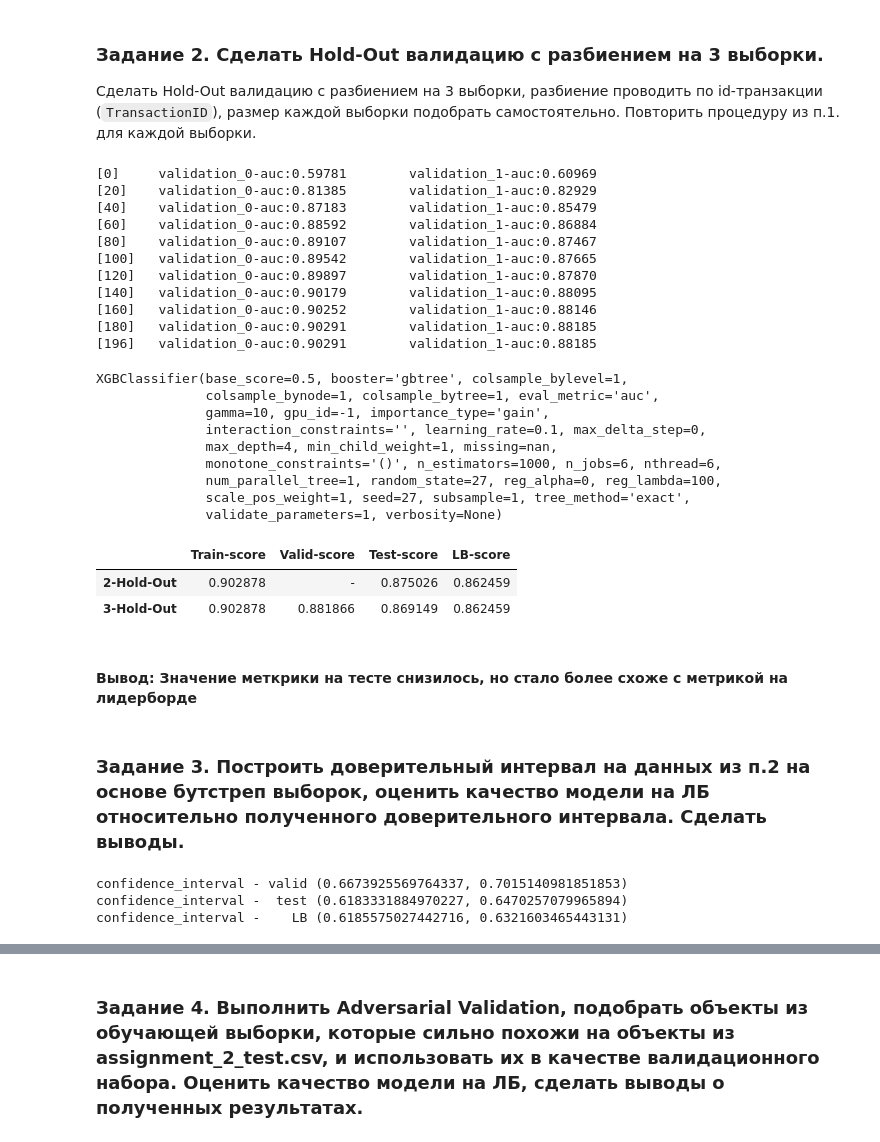
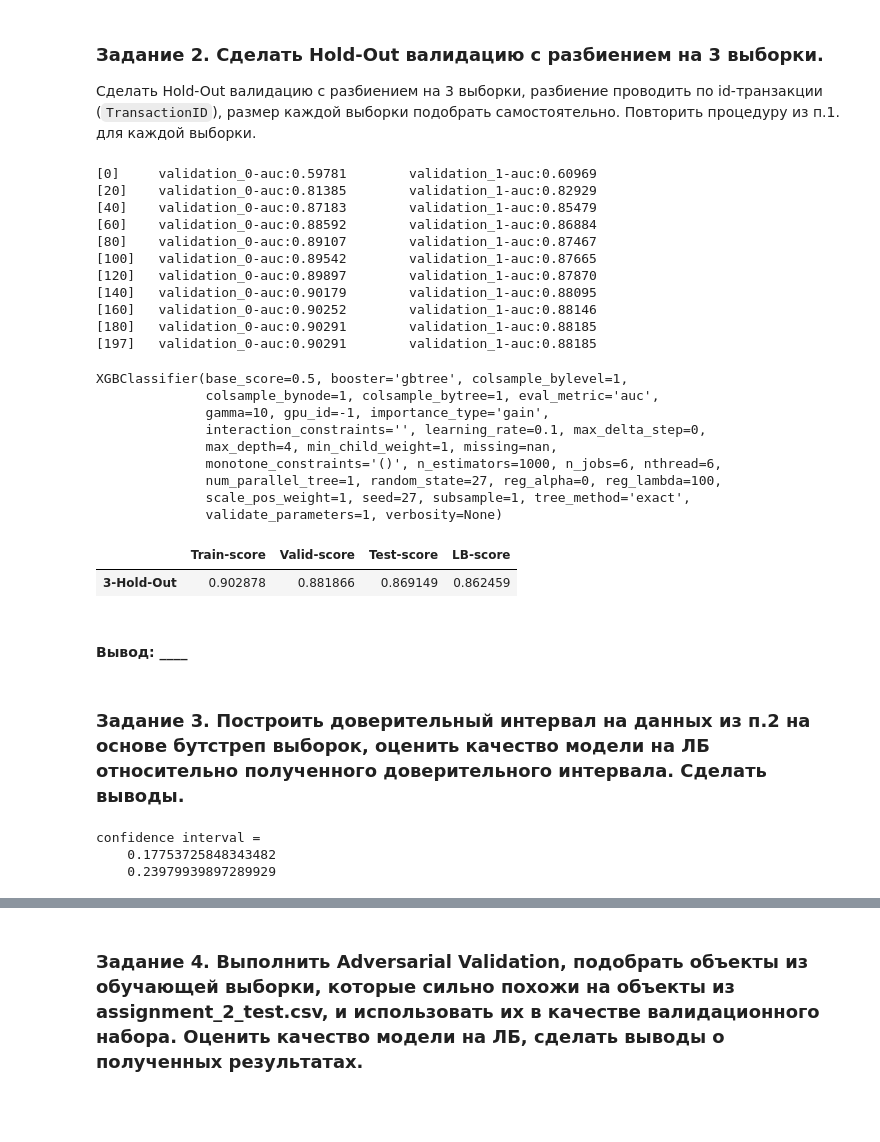
Before and after one commit to koryagin2006/GB_course_Sports_data_analysis, a Jupyter notebook: HW/HW_3 Validation_after_consult.ipynb, the cells around one changed output, grey strips where cells are left out. Saved outputs shown, nothing was run; the diff lists cells and outputs as text; code cells hidden in the pictures; blank space fills up the shorter version.

```diff
--- a/HW_3 Validation.ipynb
+++ b/HW/HW_3 Validation_after_consult.ipynb
@@ -124,7 +125,9 @@ x_valid, x_test, y_valid, y_test = train_test_split(x_valid, y_valid, train_size
 model_xgb_numeric = xgb.XGBClassifier(**params)
 model_xgb_numeric.fit(X=x_train, y=y_train,
                       eval_set=[(x_train, y_train), (x_valid, y_valid)],
-                      early_stopping_rounds=30, eval_metric="auc", verbose=20)
+                      early_stopping_rounds=30,
+                      eval_metric="auc",
+                      verbose=20)
 # %% [output]
 [0]     validation_0-auc:0.59781        validation_1-auc:0.60969
 [20]    validation_0-auc:0.81385        validation_1-auc:0.82929
@@ -136,7 +139,7 @@ model_xgb_numeric.fit(X=x_train, y=y_train,
 [140]   validation_0-auc:0.90179        validation_1-auc:0.88095
 [160]   validation_0-auc:0.90252        validation_1-auc:0.88146
 [180]   validation_0-auc:0.90291        validation_1-auc:0.88185
-[196]   validation_0-auc:0.90291        validation_1-auc:0.88185
+[197]   validation_0-auc:0.90291        validation_1-auc:0.88185
 XGBClassifier(base_score=0.5, booster='gbtree', colsample_bylevel=1,
               colsample_bynode=1, colsample_bytree=1, eval_metric='auc',
               gamma=10, gpu_id=-1, importance_type='gain',
@@ -149,20 +152,19 @@ XGBClassifier(base_score=0.5, booster='gbtree', colsample_bylevel=1,
 # %%
 train_score = roc_auc_score(y_train, model_xgb_numeric.predict_proba(x_train)[:, 1])
 valid_score = roc_auc_score(y_valid, model_xgb_numeric.predict_proba(x_valid)[:, 1])
 test_score = roc_auc_score(y_test, model_xgb_numeric.predict_proba(x_test)[:, 1])
 LB_score = roc_auc_score(y_lb, model_xgb_numeric.predict_proba(X_lb)[:, 1])
 
 Hold_Outpd_3 = pd.DataFrame(data=[{'Train-score': train_score,
                                    'Valid-score': valid_score,
                                    'Test-score': test_score,
                                    'LB-score': LB_score}], index=['3-Hold-Out'])
-Hold_Outpd_2.append(Hold_Outpd_3)
+Hold_Outpd_3
 # %% [output]
 |  | Train-score | Valid-score | Test-score | LB-score |
-| 2-Hold-Out | 0.902878 | - | 0.875026 | 0.862459 |
 | 3-Hold-Out | 0.902878 | 0.881866 | 0.869149 | 0.862459 |
-# %% [markdown]
-#### Вывод: Значение меткрики на тесте снизилось, но стало более схоже с метрикой на лидерборде
+# %% [markdown]
+#### Вывод: ____
 # %% [markdown]
 ### Задание 3. Построить доверительный интервал на данных из п.2 на основе бутстреп выборок, оценить качество модели на ЛБ относительно полученного доверительного интервала. Сделать выводы.
 # %%
@@ -255,19 +259,12 @@ def calculate_confidence_interval(scores: list, conf_interval: float = 0.95) ->
     return left_bound, right_bound
 # %%
 np.random.seed(3)
-print('confidence_interval - valid',
-calculate_confidence_interval(scores=create_bootstrap_metrics(y_true=y_valid,
-                                                              y_pred=model_xgb_numeric.predict(x_valid),
-                                                              metric=roc_auc_score)))
-print('confidence_interval -  test',
-calculate_confidence_interval(scores=create_bootstrap_metrics(y_true=y_test,
-                                                              y_pred=model_xgb_numeric.predict(x_test),
-                                                              metric=roc_auc_score)))
-print('confidence_interval -    LB',
-calculate_confidence_interval(scores=create_bootstrap_metrics(y_true=y_lb,
-                                                              y_pred=model_xgb_numeric.predict(X_lb),
-                                                              metric=roc_auc_score)))
+confidence_interval = calculate_confidence_interval(
+    scores=create_bootstrap_metrics(y_true=y_test,
+                                    y_pred=model_xgb_numeric.predict(x_test),
+                                    metric=r2_score))
+print(f'confidence interval = \n    {confidence_interval[0]}\n    {confidence_interval[1]}')
 # %% [output]
-confidence_interval - valid (0.6673925569764337, 0.7015140981851853)
-confidence_interval -  test (0.6183331884970227, 0.6470257079965894)
-confidence_interval -    LB (0.6185575027442716, 0.6321603465443131)
+confidence interval =
+    0.17753725848343482
+    0.23979939897289929
```
Also changed, not shown: parts of 9 cells of this notebook.
